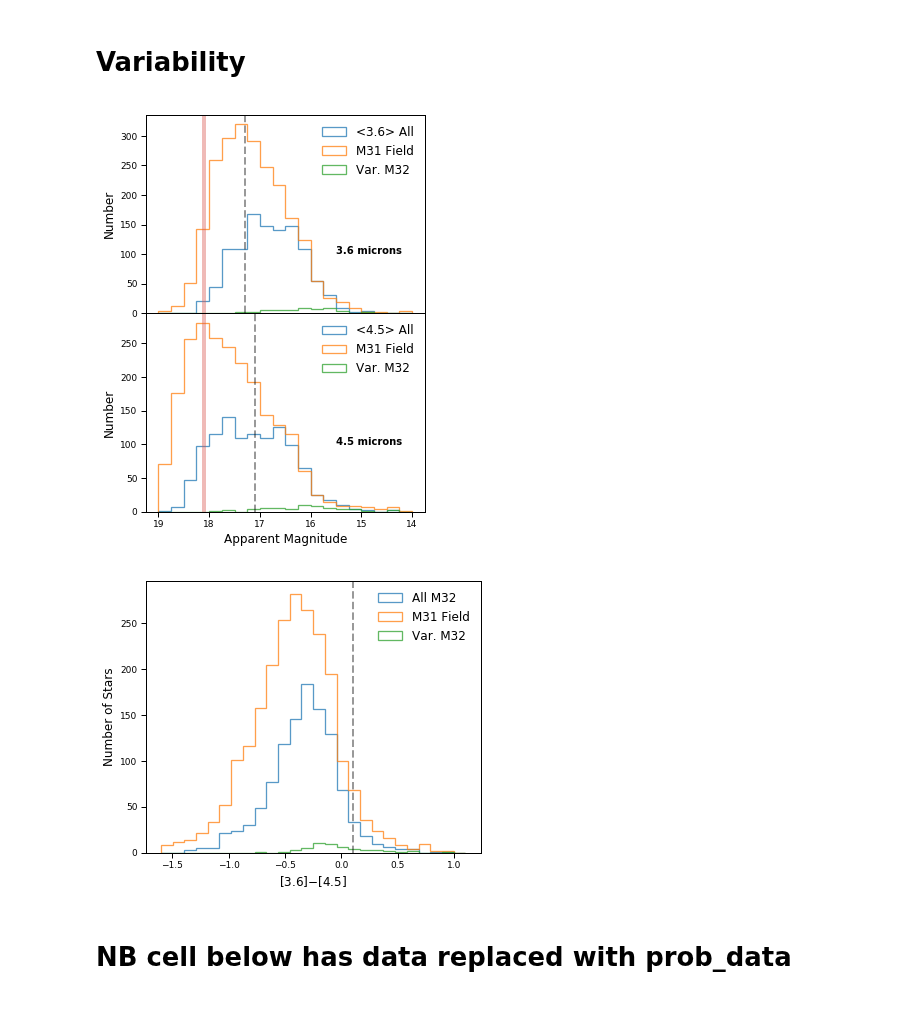
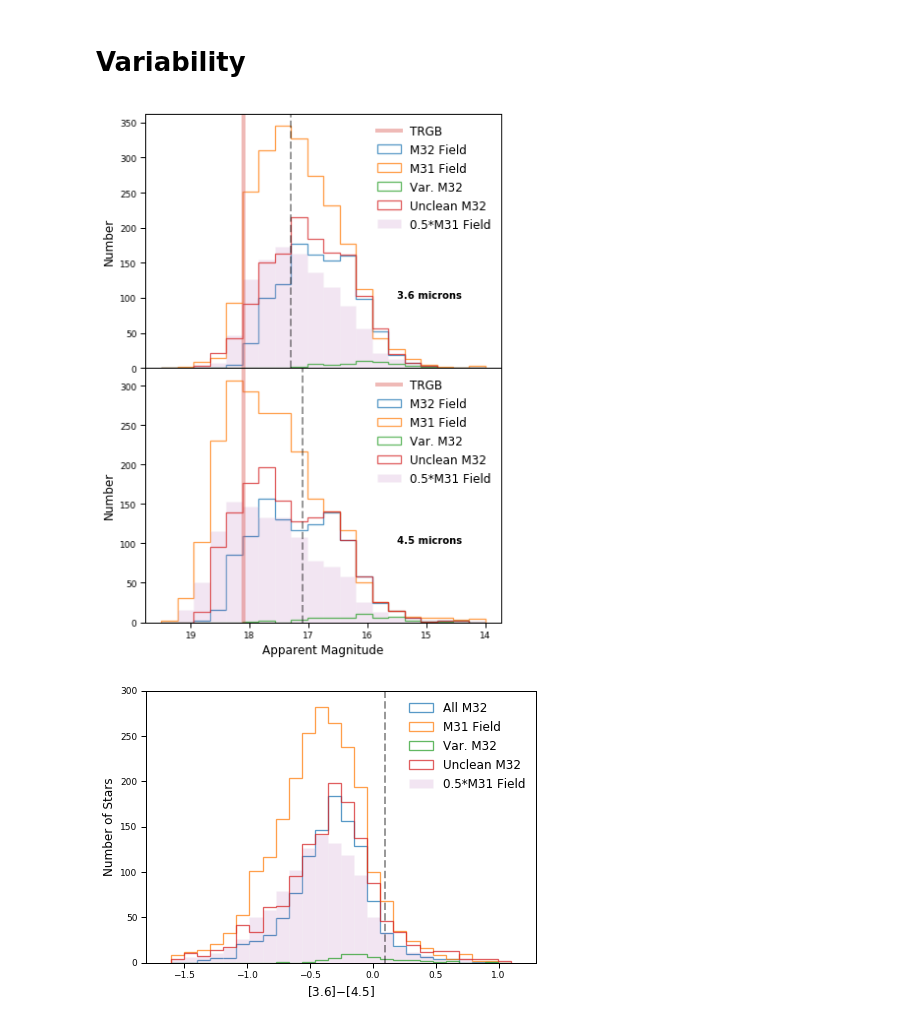
Before and after one commit to MichaelSharp7/M32, a Jupyter notebook: M32_CMD_CCD_bgd_correct.ipynb, the cells around one changed output. Cells and saved outputs as stored; diff of their text form; code cells hidden in the pictures.

```diff
--- a/M32_CMD_CCD_bgd_correct.ipynb
+++ b/M32_CMD_CCD_bgd_correct.ipynb
@@ -185,3 +255,34 @@ Dust production rate limits:  1.12e-10  -  8.04e-10 M_sol/yr
 Dust production rate:  4.01e-10 M_sol/yr
 Dust production rate limits:  1.70e-10  -  9.46e-10 M_sol/yr
 [figure]
+# %%
+# Location plot of variables split by the histogram above
+
+once_idx = np.where(variable_data['variable_times']==1)
+twice_idx = np.where(variable_data['variable_times']==2)
+thrice_idx = np.where(variable_data['variable_times']==3)
+
+# Setting up figure
+plt.rc('font', family='sans-serif')
+plt.rc("xtick", labelsize=14)
+plt.rc("ytick", labelsize=14)
+plt.rc("axes", labelsize=14)
+plt.rc("legend", fontsize=11)
+plt.figure(figsize=(8,8))
+ax = plt.gca()                        # Sets up active plot region
+
+# Make the actual plot
+plt.plot(clean_data['RA'], clean_data['Dec'], '.', color='grey', ms=2, label="M32 variable")
+plt.plot(variable_data['RA'][once_idx], variable_data['Dec'][once_idx], 'o', color='red', ms=4, label="Variable Once")
+plt.plot(variable_data['RA'][twice_idx], variable_data['Dec'][twice_idx], 'o', color='green', ms=4, label="Variable Twice")
+plt.plot(variable_data['RA'][thrice_idx], variable_data['Dec'][thrice_idx], 'o', color='blue', ms=4, label="Variable Thrice")
+
+plt.xlabel('Right Ascension (deg)', size=18)
+plt.ylabel('Declination (deg)', size=18)
+plt.legend(loc="upper left",frameon=False, scatterpoints=1, numpoints=1, markerscale=3.)
+#plt.title('M32 epoch 1',fontsize=18)
+
+#plt.savefig("blah.pdf", bbox_inches='tight')
+plt.tight_layout()
+plt.show()
+plt.close()
@@ -399,7 +551,7 @@ plt.rc("legend", fontsize=12)
 # Setting up figure
 #fig = plt.figure(figsize=(8, 8))
 #fig = plt.figure()
-fig, (ax1, ax2) = plt.subplots(ncols=1, nrows=2, sharex=True, figsize=(5, 10/1.37))
+fig, (ax1, ax2) = plt.subplots(ncols=1, nrows=2, sharex=True, figsize=(6.5, 9.5))
 #ax0 = plt.gca()  # Sets up active plot region
 
 # Remove horizontal space between axes
@@ -411,19 +563,22 @@ fig.subplots_adjust(hspace=0)
 # Set up the bin spacing
 bw = stats.knuth_bin_width(clean_data['mean_mag_36'])  # Determinal optimal bin size
 #bins = np.linspace(12, 20, 31)  # Bin start, end, number +1
-bins = np.linspace(14, 19, 21)  # Bin start, end, number +1
+bins = np.linspace(14, 19.5, 21)  # Bin start, end, number +1
 ############################################################################################################
 
 
 n, edg, patches = ax1.hist(clean_data['mean_mag_36'], bins,  # facecolor='g', edgecolor='b',
-                          lw=1.3, alpha=1.75, histtype='step', label="<3.6> All", ls="solid")
+                          lw=1.3, alpha=1.75, histtype='step', label="M32 Field", ls="solid")
 n, edg, patches = ax1.hist(bgd_data['mag_36_0'], bins,  # facecolor='g', edgecolor='b',
                           lw=1.3, alpha=1.75, histtype='step', label="M31 Field", ls="solid")
+rangex = bins+(19.5-14)/(20*2)
+ax1.bar(x=rangex[0:len(rangex)-1],height=0.5*n,align='center',linewidth=1.3,edgecolor=(1.0,1.0,1.0,0.0),
+       color='purple',width=(19.5-14)/20,alpha=0.1,label='0.5*M31 Field')
 n, edg, patches = ax1.hist(variable_data['mean_mag_36'], bins,  # facecolor='g', edgecolor='b',
                           lw=1.3, alpha=1.75, histtype='step', label="Var. M32", ls="solid")
+n, edg, patches = ax1.hist(unclean_data['mean_mag_36'], bins,  # facecolor='g', edgecolor='b',
+                          lw=1.3, alpha=1.75, histtype='step', label="Unclean M32", ls="solid")
 
-#n, edg, patches = ax1.hist(colddata['[3.6]'], bins,  # facecolor='g', edgecolor='b',
-#                          lw=1.3, alpha=1.75, histtype='step', label="E0 [3.6]", ls="solid")
 
 #ax1.set_xlabel("Apparent Magnitude", fontsize=12)
 ax1.set_ylabel("Number", fontsize=12)
@@ -434,7 +589,7 @@ ax1.set_ylabel("Number", fontsize=12)
 ax1.axvline(x=17.3, color=sns.xkcd_rgb["black"], linestyle='--', alpha=0.4, linewidth=2)
 
 #Add TRGB
-ax1.axvline(x=-6.3+24.4, color=sns.xkcd_rgb["pale red"], linestyle='-', alpha=0.4, linewidth=4)
+ax1.axvline(x=-6.3+24.4, color=sns.xkcd_rgb["pale red"], linestyle='-', alpha=0.4, linewidth=4,label='TRGB')
 
 #Set legend
 ax1.legend(loc=0, frameon=False, scatterpoints=1, numpoints=1, markerscale=9.)
@@ -446,14 +601,16 @@ ax1.annotate("3.6 microns", [15.5, 100], horizontalalignment='left', size='mediu
 
 
 n, edg, patches = ax2.hist(clean_data['mean_mag_45'], bins,  # facecolor='g', edgecolor='b',
-                          lw=1.3, alpha=1.75, histtype='step', label="<4.5> All", ls="solid")
+                          lw=1.3, alpha=1.75, histtype='step', label="M32 Field", ls="solid")
 n, edg, patches = ax2.hist(bgd_data['mag_45_0'], bins,  # facecolor='g', edgecolor='b',
                           lw=1.3, alpha=1.75, histtype='step', label="M31 Field", ls="solid")
+ax2.bar(x=rangex[0:len(rangex)-1],height=0.5*n,align='center',linewidth=1.3,edgecolor=(1.0,1.0,1.0,0.0),
+       color='purple',width=(19.5-14)/20,alpha=0.1,label='0.5*M31 Field')
 n, edg, patches = ax2.hist(variable_data['mean_mag_45'], bins,  # facecolor='g', edgecolor='b',
                           lw=1.3, alpha=1.75, histtype='step', label="Var. M32", ls="solid")
+n, edg, patches = ax2.hist(unclean_data['mean_mag_45'], bins,  # facecolor='g', edgecolor='b',
+                          lw=1.3, alpha=1.75, histtype='step', label="Unclean M32", ls="solid")
 
-#n, edg, patches = ax2.hist(colddata['[4.5]'], bins,  # facecolor='g', edgecolor='b',
-#                         lw=1.3, alpha=1.75, histtype='step', label="E0 [4.5]", ls="solid")
 
 ax2.set_xlabel("Apparent Magnitude", fontsize=12)
 ax2.set_ylabel("Number", fontsize=12)
@@ -463,7 +620,7 @@ ax2.set_ylabel("Number", fontsize=12)
 ax2.axvline(x=17.1, color=sns.xkcd_rgb["black"], linestyle='--', alpha=0.4, linewidth=2)
 
 #Add TRGB
-ax2.axvline(x=-6.3+24.4, color=sns.xkcd_rgb["pale red"], linestyle='-', alpha=0.4, linewidth=4)
+ax2.axvline(x=-6.3+24.4, color=sns.xkcd_rgb["pale red"], linestyle='-', alpha=0.4, linewidth=4,label='TRGB')
 
 #Set legend
 ax2.legend(loc=0, frameon=False, scatterpoints=1, numpoints=1, markerscale=9.)
@@ -479,7 +636,7 @@ plt.gca().invert_xaxis()    # flip the x-axis
 plt.show()
 plt.close()
 # %% [output]
-[figure, old version]
+[figure, new version]
 # %%
 # Setting up plotting sizes
 
@@ -494,43 +651,45 @@ plt.rc("legend", fontsize=12)
 
 
 # Setting up figure
-fig = plt.figure(figsize=(6, 5))
+fig = plt.figure(figsize=(7, 5))
 ax1 = plt.gca()  # Sets up active plot region
 
 ############################################################################################################
 # Plot a ladder luminosity function of just the core region
 
 # Set up the bin spacing
 bw = stats.knuth_bin_width(clean_data['mean_mag_36']-clean_data['mean_mag_45'])  # Determinal optimal bin size
 bins = np.linspace(-1.6, 1.1, 27)  # Bin start, end, number +1
 #bins = np.linspace(12, 20, 41)  # Bin start, end, number +1
 ############################################################################################################
 
 
 n, edg, patches = ax1.hist(clean_data['mean_mag_36']-clean_data['mean_mag_45'], bins,  # facecolor='g', edgecolor='b',
                           lw=1.3, alpha=1.75, histtype='step', label="All M32", ls="solid")
 n, edg, patches = ax1.hist(bgd_data['mag_36_0']-bgd_data['mag_45_0'], bins,  # facecolor='g', edgecolor='b',
                           lw=1.3, alpha=1.75, histtype='step', label="M31 Field", ls="solid")
+rangex = bins+(1.1+1.6)/(26*2)
+plt.bar(x=rangex[0:len(rangex)-1],height=0.5*n,align='center',linewidth=1.3,edgecolor=(1.0,1.0,1.0,0.0),
+       color='purple',width=(1.1+1.6)/26,alpha=0.1,label='0.5*M31 Field')
 n, edg, patches = ax1.hist(variable_data['mean_mag_36']-variable_data['mean_mag_45'], bins,  # facecolor='g', edgecolor='b',
                           lw=1.3, alpha=1.75, histtype='step', label="Var. M32", ls="solid")
-
-#n, edg, patches = ax1.hist(colddata['[3.6]'], bins,  # facecolor='g', edgecolor='b',
-#                          lw=1.3, alpha=1.75, histtype='step', label="E0 [3.6]", ls="solid")
+n, edg, patches = ax1.hist(unclean_data['mean_mag_36']-unclean_data['mean_mag_45'], bins,  # facecolor='g', edgecolor='b',
+                          lw=1.3, alpha=1.75, histtype='step', label="Unclean M32", ls="solid")
 
 ax1.set_xlabel('[3.6]$-$[4.5]', fontsize=12)
 ax1.set_ylabel("Number of Stars", fontsize=12)
 
 #Add 80% Completness limit
 ax1.axvline(x=0.1, color=sns.xkcd_rgb["black"], linestyle='--', alpha=0.4, linewidth=2)
 
 #Set legend
-ax1.legend(loc=0, frameon=False, scatterpoints=1, numpoints=1, markerscale=9.)
+ax1.legend(loc='upper right', frameon=False, scatterpoints=1, numpoints=1, markerscale=9.)
 
 #plt.savefig("bla.pdf", bbox_inches='tight')
 #plt.tight_layout()
+plt.xlim(-1.8,1.3)
+plt.ylim(0,300)
 plt.show()
 plt.close()
 # %% [output]
-[figure, old version]
+[figure, new version]
-# %% [markdown]
-# NB cell below has data replaced with prob_data
```
Also changed, not shown: parts of 13 cells of this notebook, 3 other files.
